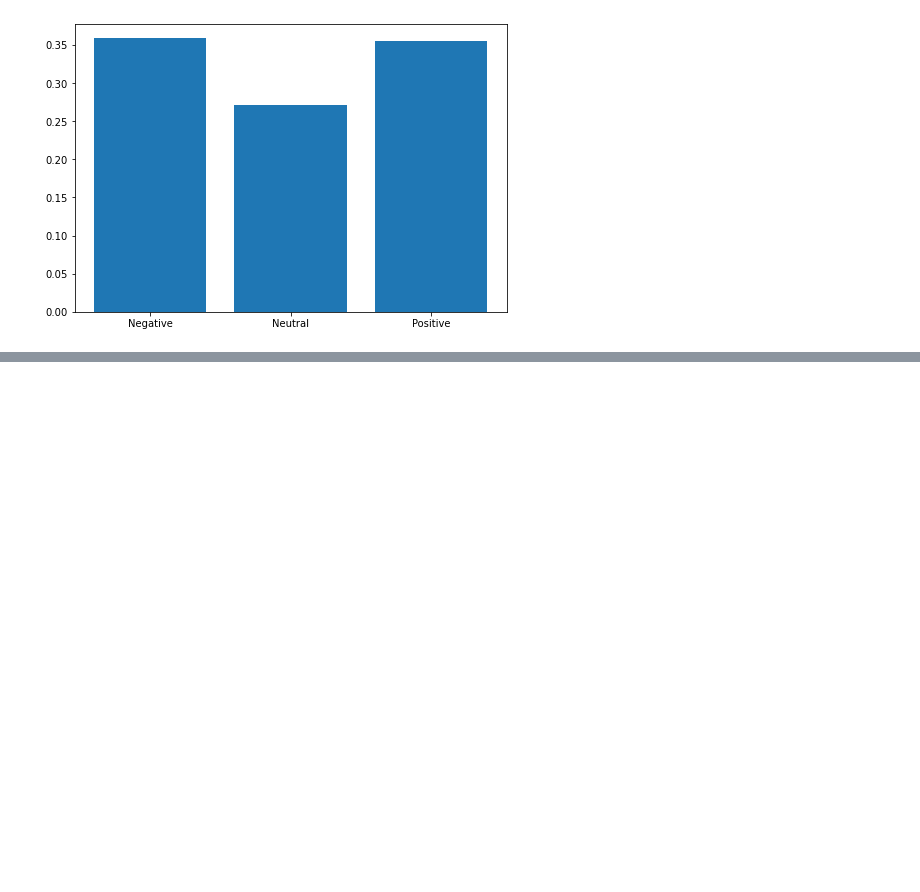
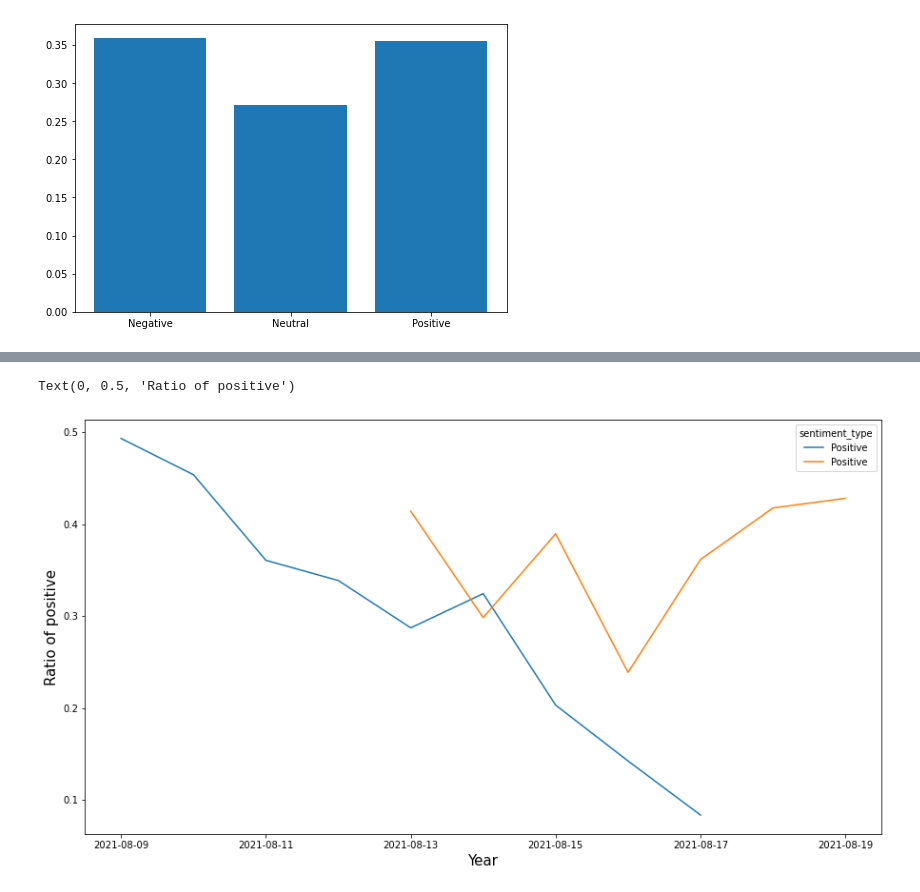
Before and after one commit to amaliemaria/ISDS2021_group16, a Jupyter notebook: MASTERS/Eksamen 21_8_2.1.ipynb, the cells around one changed output, grey strips where cells are left out. Drawn from its saved outputs; the diff is of its cells as text; code cells hidden in the pictures; blank space fills up the shorter version.

```diff
--- a/MASTERS/Eksamen 21_8_2.1.ipynb
+++ b/MASTERS/Eksamen 21_8_2.1.ipynb
@@ -677,0 +671,7 @@ Text(0, 0.5, 'Number of Tweets')
+# %%
+total = result.drop(['Negative', 'Neutral'], axis=1).plot(figsize=(15,8))
+plt.xlabel('Year', fontsize=15)
+plt.ylabel('Ratio of positive', fontsize=15)
+# %% [output]
+Text(0, 0.5, 'Ratio of positive')
+[figure, added]
```
Also changed, not shown: parts of 33 cells of this notebook.
